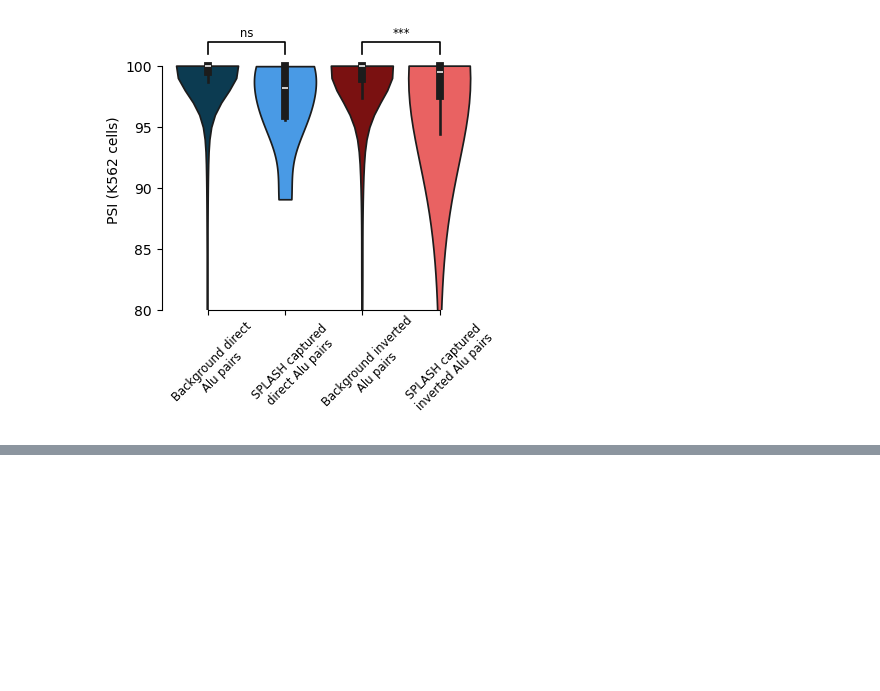
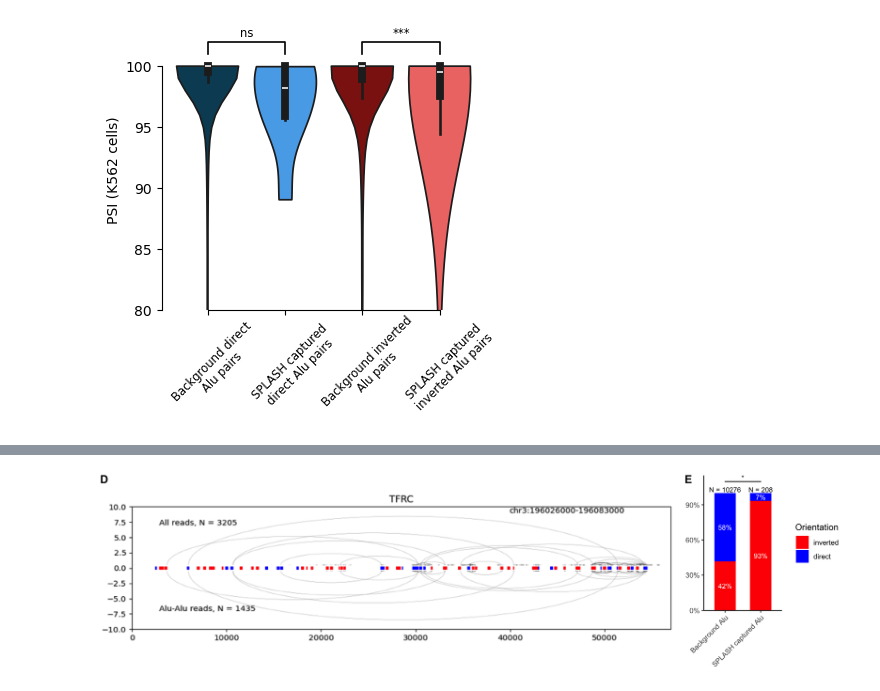
Before and after one commit to Hyunbeen-Lee/RNA_Alu_paper_figure, a Jupyter notebook: Notebooks/figure_1.ipynb, the cells around one changed output, grey strips where cells are left out. Cells and saved outputs as stored; diff of their text form; code cells hidden in the pictures; blank space fills up the shorter version.

```diff
--- a/Notebooks/figure_1.ipynb
+++ b/Notebooks/figure_1.ipynb
@@ -449,0 +426,15 @@ print(Fig1)
+# %%
+%%R -w 13 -h 3.5 --units in -r 200
+
+
+middle_row <- plot_grid(
+  fig1D,
+  Fig1E,
+  nrow = 1,
+  labels = c("D", "E"),
+  rel_widths = c(3.5, 1))
+
+
+middle_row
+# %% [output]
+[figure, added]
```
Also changed, not shown: parts of 10 cells of this notebook, 2 other files.
